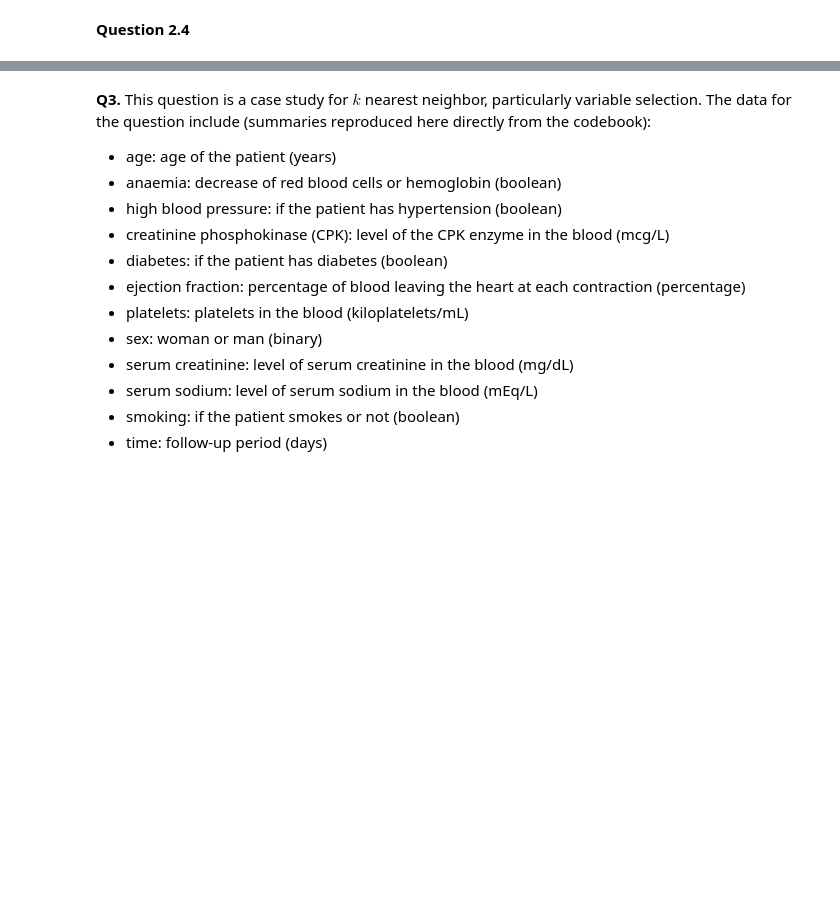
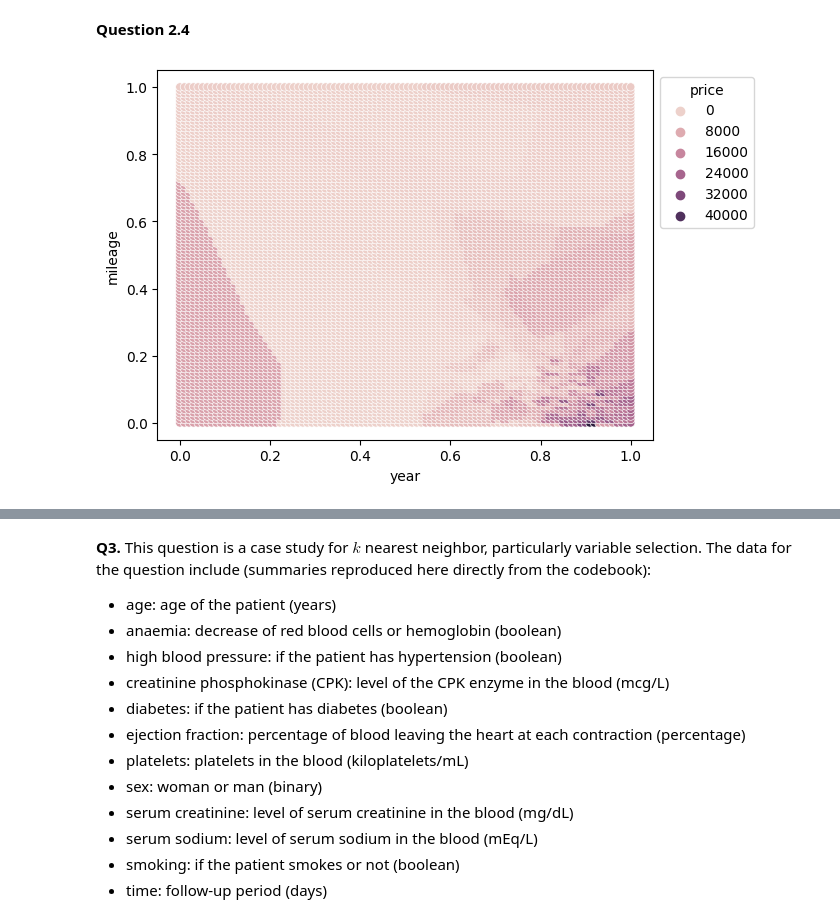
Before and after one commit to JackPMoore/assignment3, a Jupyter notebook: Jack's_assignment_knn_and_kmc.ipynb, the cells around one changed output, grey strips where cells are left out. Cells and saved outputs as stored; diff of their text form; code cells hidden in the pictures; blank space fills up the shorter version.

```diff
--- a/Jack's_assignment_knn_and_kmc.ipynb
+++ b/Jack's_assignment_knn_and_kmc.ipynb
@@ -243,8 +243,12 @@ usacars.describe()
 y = usacars['price']
 X = usacars.loc[:,['mileage','year']]
 
-X['year'] = (X['year'] - X['year'].min()) / (X['year'].max() - X['year'].min())
-X['mileage'] = (X['mileage'] - X['mileage'].min()) / (X['mileage'].max() - X['mileage'].min())
+def maxmin(z):
+    z = (z-min(z))/(max(z)-min(z))
+    return(z)
+
+
+X = X.apply(maxmin)
 # %% [markdown]
 **Question 2.3**
 # %%
@@ -253,6 +258,10 @@ X_train, X_test, y_train, y_test = train_test_split(X, y, test_size=0.2, random_
 **Question 2.4**
 # %%
 def statics(k=3,data=usacars): # This function replicates our previous work, with k as an input
+    y = usacars['price'] # Create target variable vector
+    X = usacars.loc[:,['year','mileage']] # Create feature matrix
+    # Normalize:
+    X = X.apply(maxmin)
     model = kNNRegression(n_neighbors=k) # Create a sk model for k=3
     fitted_model = model.fit(X,y) # Train the model on our data
     N_x = 100 # Coarseness of x variable
@@ -263,8 +272,12 @@ def statics(k=3,data=usacars): # This function replicates our previous work, wit
     xs, ys = np.meshgrid(grid_x,grid_y) # Explode grids to all possible pairs
     X = xs.reshape(total) # Turns pairs into vectors
     Y = ys.reshape(total) # Turns pairs into vectors
-    x_hat = pd.DataFrame({'Age':X,'AnnualSalary':Y}) # Create a dataframe of points to plot
+    x_hat = pd.DataFrame({'year':X,'mileage':Y}) # Create a dataframe of points to plot
     y_hat = fitted_model.predict(x_hat) # Fit the model to the points
-    x_hat['Predicted'] = y_hat # Add new variable to the dataframe
-    this_plot = sns.scatterplot(data=x_hat,x='Age',y='AnnualSalary',hue='Predicted') # Create seaborn plot
+    x_hat['price'] = y_hat # Add new variable to the dataframe
+    this_plot = sns.scatterplot(data=x_hat,x='year',y='mileage',hue='price') # Create seaborn plot
     sns.move_legend(this_plot, "upper left", bbox_to_anchor=(1, 1)) # Move legend off the plot canvas
+# %%
+statics(3)
+# %% [output]
+[figure, added]
```
Also changed, not shown: parts of 12 cells of this notebook.
